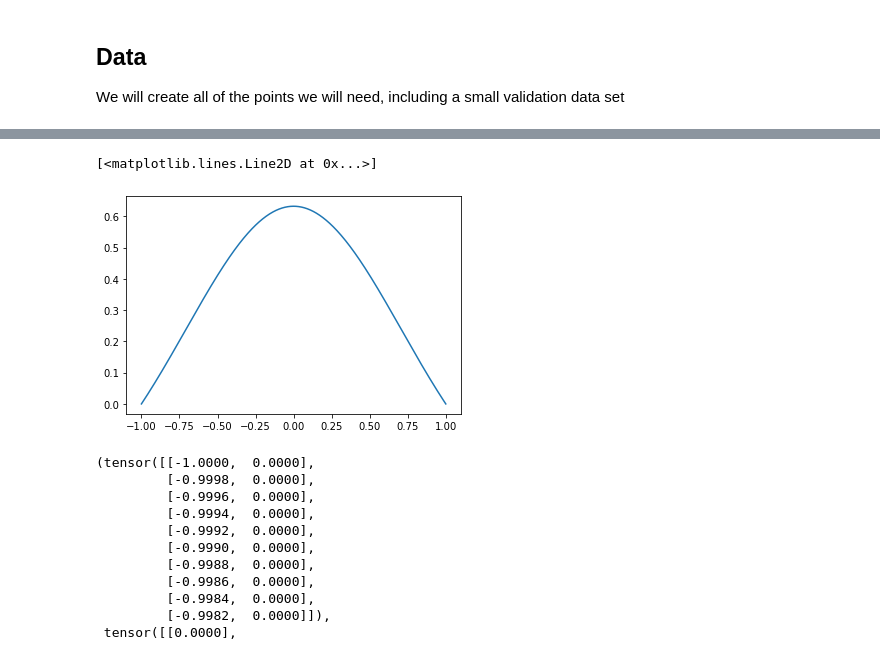
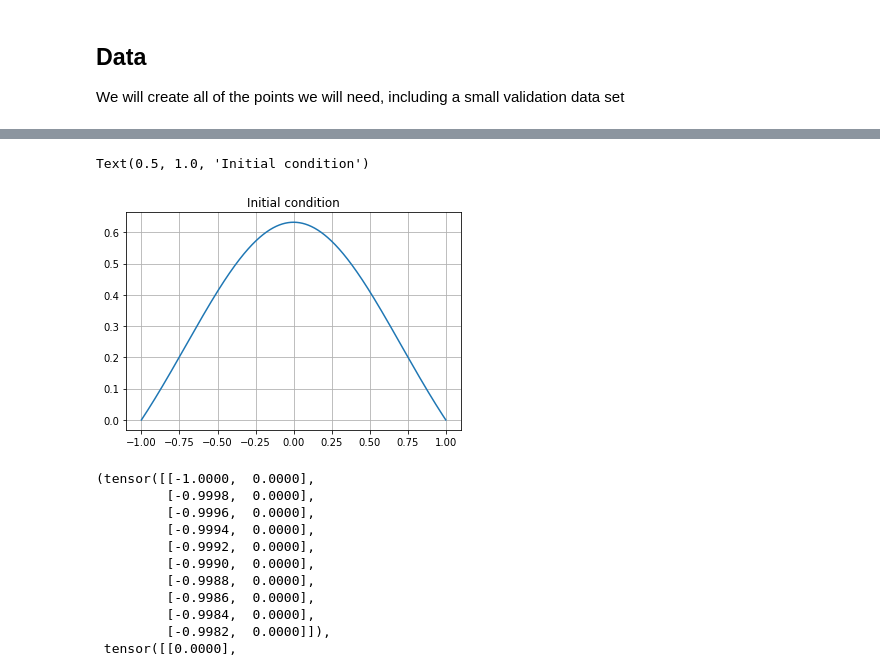
Before and after one commit to carlogf/Solving_pdes_with_piNNs, a Jupyter notebook: heat_equation_pytorch.ipynb, the cells around one changed output, grey strips where cells are left out. Cells and saved outputs as stored; diff of their text form; code cells hidden in the pictures.

```diff
--- a/heat_equation_pytorch.ipynb
+++ b/heat_equation_pytorch.ipynb
@@ -100,8 +98,10 @@ RuntimeError: shape '[10000, 1]' is invalid for input of size 100000
 # %%
-plt.plot(x_init_train, y_init_train)
+plt.plot(x_init_train[:,0], y_init_train)
+plt.grid()
+plt.title("Initial condition")
 # %% [output]
-[<matplotlib.lines.Line2D at 0x...>]
+Text(0.5, 1.0, 'Initial condition')
-[figure, old version]
+[figure, new version]
 # %%
 x_init_train[0:10], y_init_train[:10]
 # %% [output]
```
Also changed, not shown: parts of 3 cells of this notebook, 4 other files.
